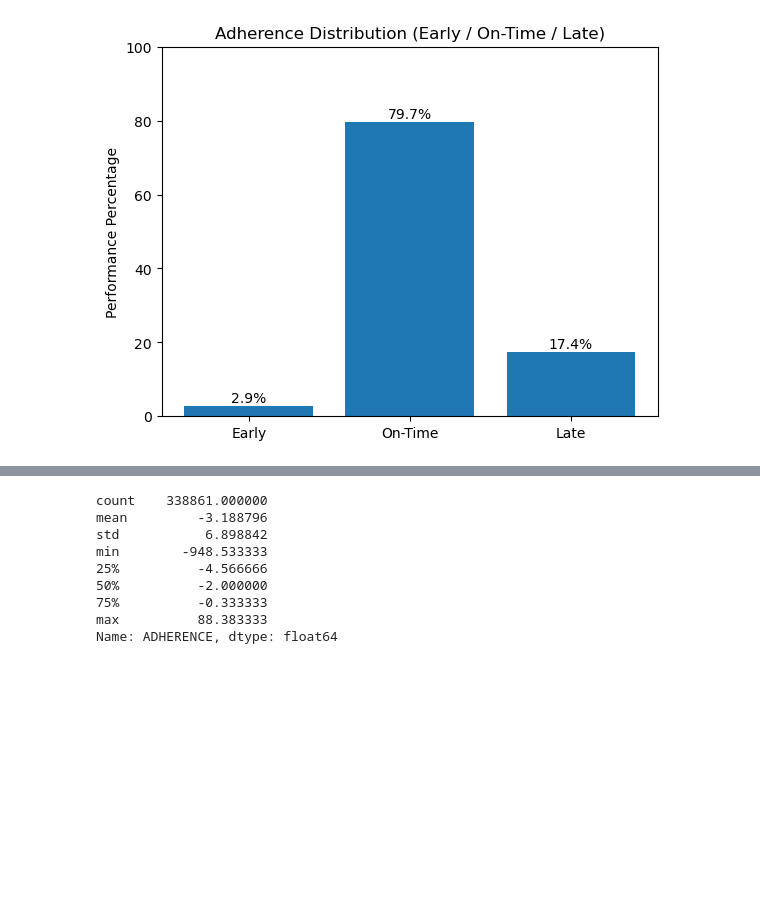
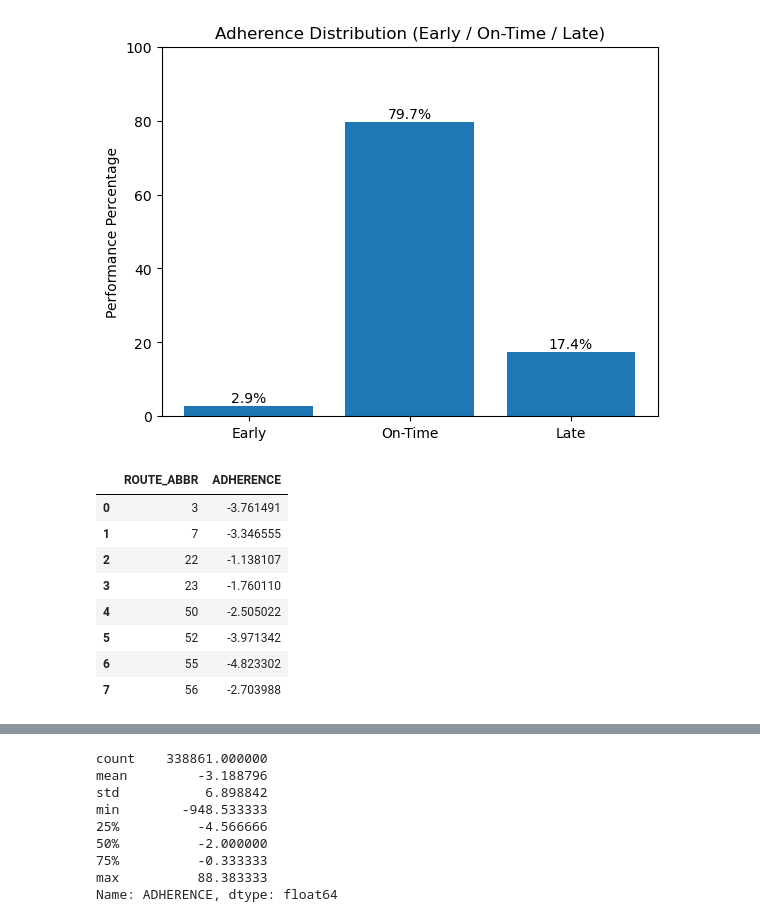
Before and after one commit to NewForce-Cohort-11-Data/wego-sir-bus-a-lot, a Jupyter notebook: notebooks/GP_WeGo_CS.ipynb, the cells around one changed output, grey strips where cells are left out. Drawn from its saved outputs; the diff is of its cells as text; code cells hidden in the pictures; blank space fills up the shorter version.

```diff
--- a/notebooks/GP_WeGo_CS.ipynb
+++ b/notebooks/GP_WeGo_CS.ipynb
@@ -81,3 +84,17 @@ for i, v in enumerate(values):
 plt.show()
 # %% [output]
 [figure]
+# %%
+adherence_route_mean = wego.groupby('ROUTE_ABBR')['ADHERENCE'].mean().reset_index()
+adherence_route_mean = pd.DataFrame(adherence_route_mean)
+adherence_route_mean
+# %% [output]
+|  | ROUTE_ABBR | ADHERENCE |
+| 0 | 3 | -3.761491 |
+| 1 | 7 | -3.346555 |
+| 2 | 22 | -1.138107 |
+| 3 | 23 | -1.760110 |
+| 4 | 50 | -2.505022 |
+| 5 | 52 | -3.971342 |
+| 6 | 55 | -4.823302 |
+| 7 | 56 | -2.703988 |
```
Also changed, not shown: parts of 6 cells of this notebook, 2 other files.
